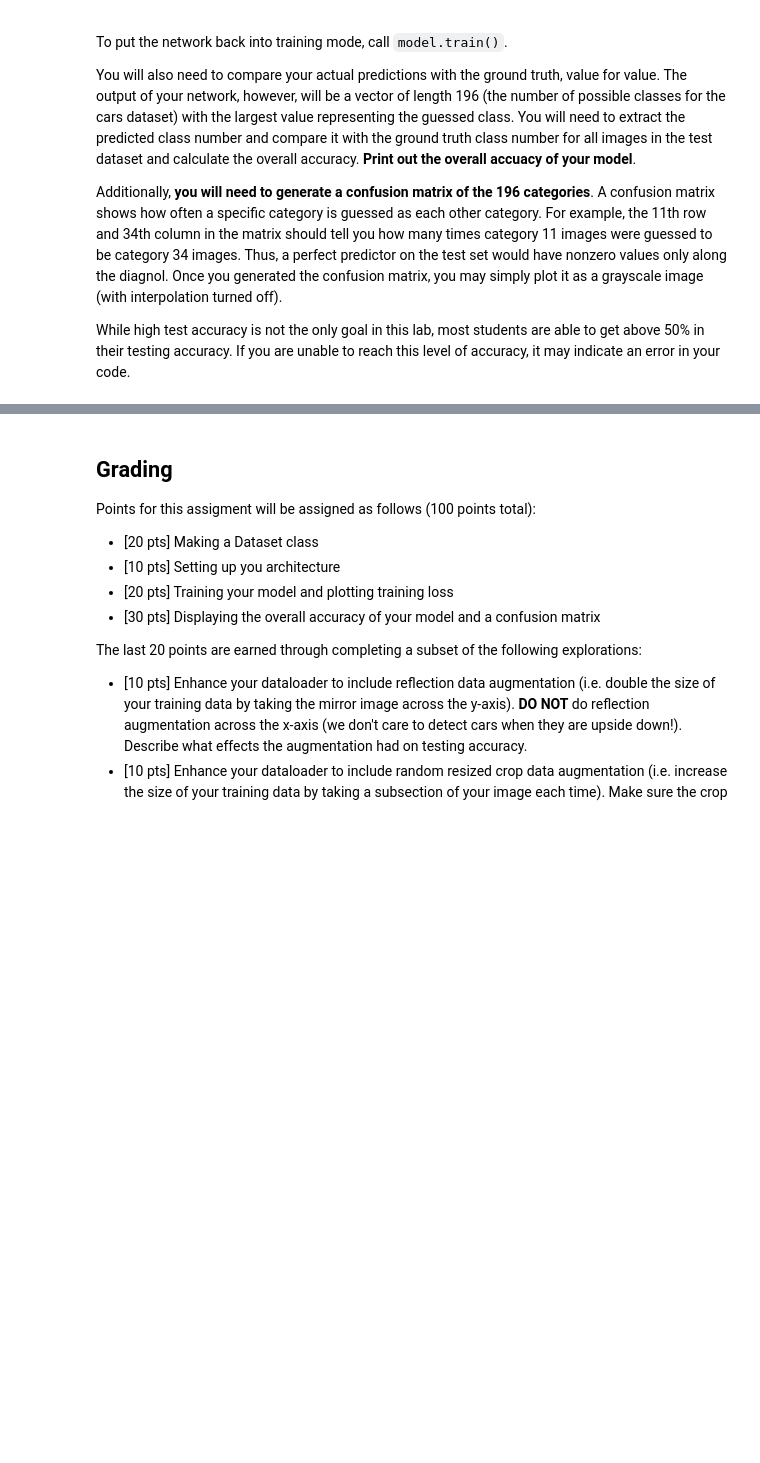
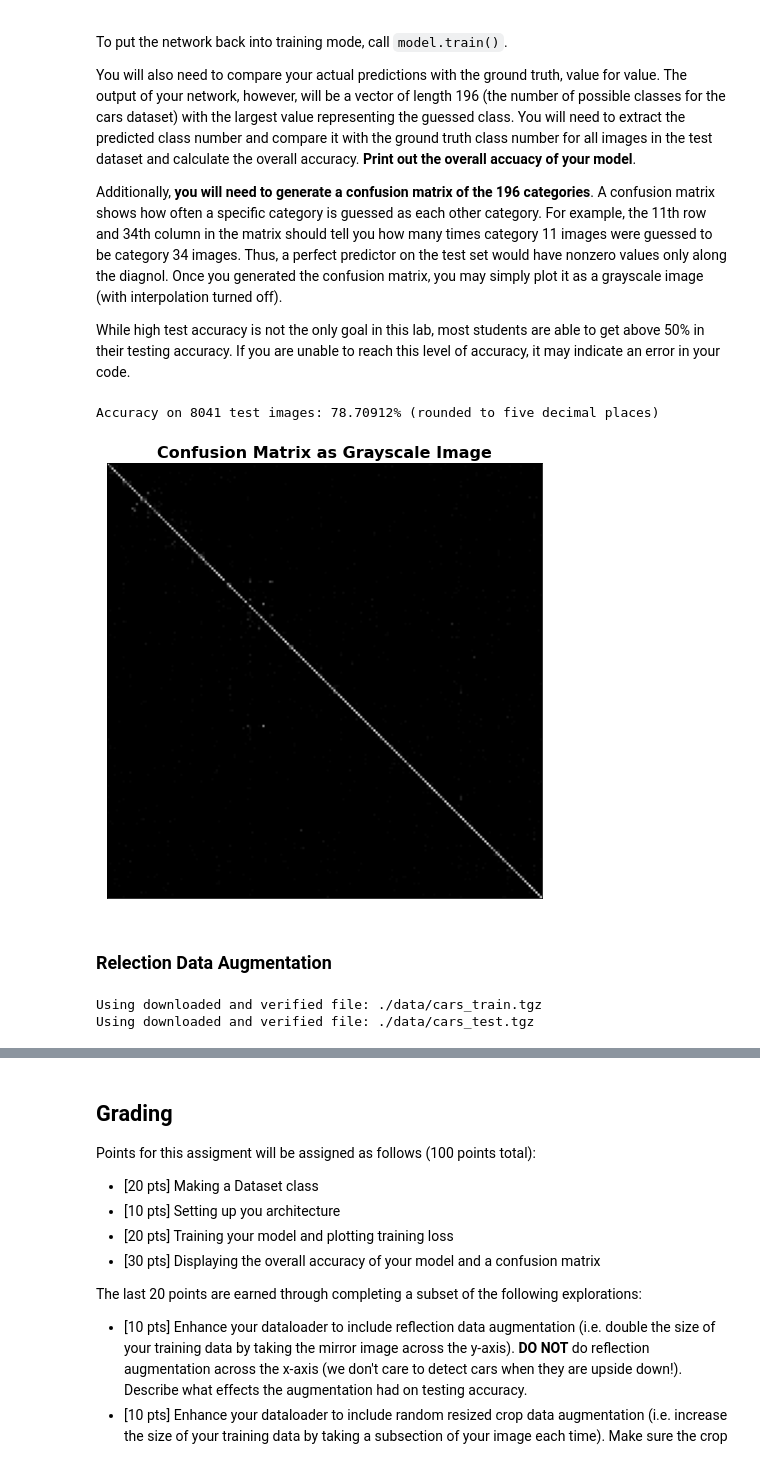
Before and after one commit to ethanp55/computer-vision, a Jupyter notebook: proj5-deeplearning/proj5-deeplearning/proj5-image-classification.ipynb, the cells around one changed output, grey strips where cells are left out. Cells and saved outputs as stored; diff of their text form; code cells hidden in the pictures; blank space fills up the shorter version.

```diff
--- a/proj5-deeplearning/proj5-deeplearning/proj5-image-classification.ipynb
+++ b/proj5-deeplearning/proj5-deeplearning/proj5-image-classification.ipynb
@@ -156,0 +405,60 @@ While high test accuracy is not the only goal in this lab, most students are abl
+# %%
+def get_test_results():
+    correct = 0
+    total = 0
+    confusion_matrix = np.zeros((196, 196))
+
+    with torch.no_grad():
+        for data in test_loader:
+            images, labels = data
+
+            if torch.cuda.is_available():
+                images = images.cuda()
+
+            outputs = image_classifier(images)
+            _, predicted = torch.max(outputs.data, 1)
+
+            if torch.cuda.is_available():
+                labels = labels.cuda()
+
+            total += labels.size(0)
+            correct += (predicted == labels).sum().item()
+
+            for label, prediction in zip(labels.view(-1), predicted.view(-1)):
+                confusion_matrix[label.long()][prediction.long()] += 1
+
+    accuracy = round(100 * (correct / total), 5)
+
+    return accuracy, total, confusion_matrix
+# %%
+accuracy, total, confusion_matrix = get_test_results()
+
+print(f'Accuracy on {total} test images: {accuracy}% (rounded to five decimal places)')
+
+plt.imshow(confusion_matrix, cmap=plt.get_cmap('gray'))
+just_title('Confusion Matrix as Grayscale Image')
+# %% [output]
+Accuracy on 8041 test images: 78.70912% (rounded to five decimal places)
+[figure, added]
+# %% [markdown]
+### Relection Data Augmentation
+# %%
+transform = transforms.Compose([transforms.ToPILImage(),
+                                transforms.Resize((400, 400)),
+                                transforms.RandomHorizontalFlip(),
+                                transforms.ToTensor(),
+                                transforms.Normalize(mean=[0.485, 0.456, 0.406], std=[0.229, 0.224, 0.225])])
+validation_transform = transforms.Compose([transforms.ToPILImage(),
+                                           transforms.Resize((400, 400)),
+                                           transforms.ToTensor(),
+                                           transforms.Normalize(mean=[0.485, 0.456, 0.406], std=[0.229, 0.224, 0.225])])
+
+train_set = TrainDataset(transform=transform)
+train_set_size = int(len(train_set) * 0.9)
+validation_set_size = len(train_set) - train_set_size
+train_set, validation_set = torch.utils.data.random_split(train_set, lengths=[train_set_size, validation_set_size])
+validation_set.transform = validation_transform
+test_set = TestDataset(transform=transform)
+# %% [output]
+Using downloaded and verified file: ./data/cars_train.tgz
+Using downloaded and verified file: ./data/cars_test.tgz
```
Also changed, not shown: parts of 32 cells of this notebook, 1 other file.
